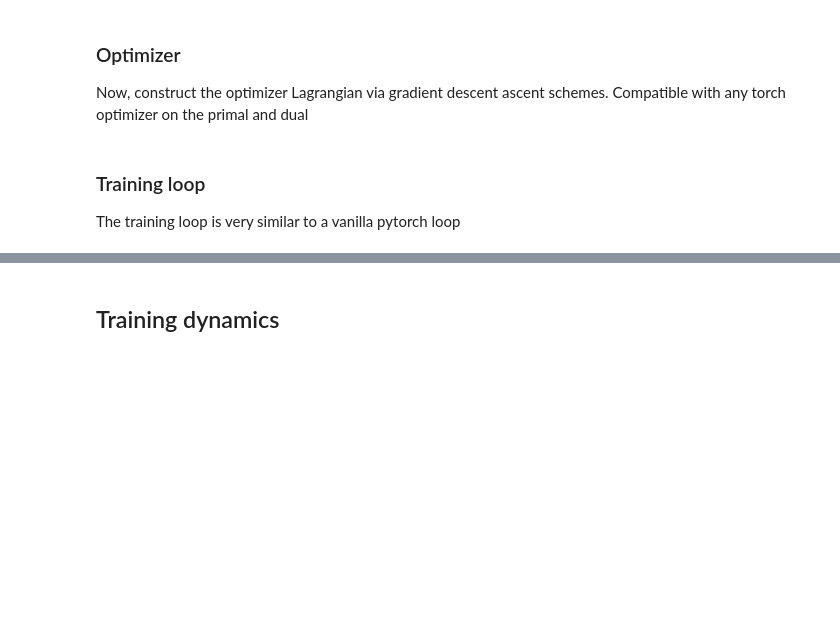
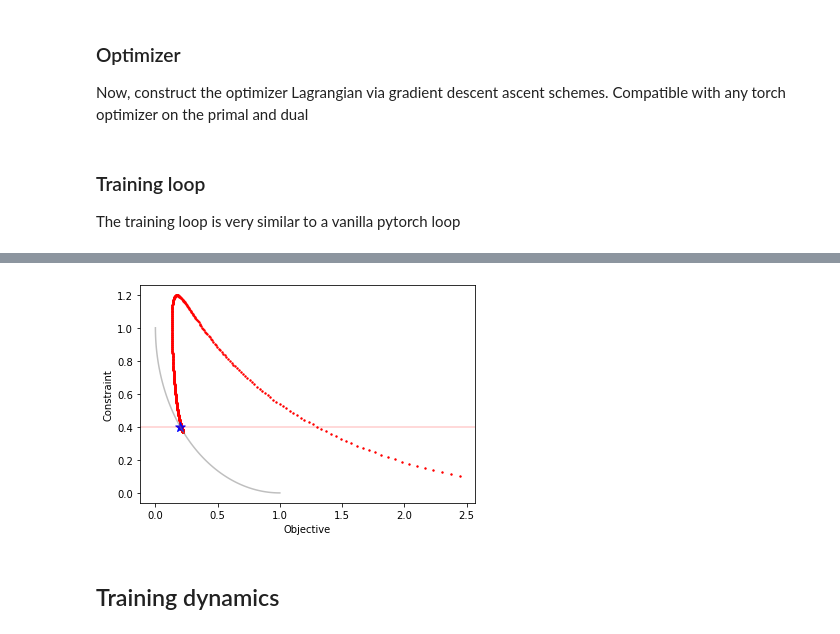
Before and after one commit to cooper-org/cooper, a Jupyter notebook: tutorials/toy2d.ipynb, the cells around one changed output, grey strips where cells are left out. Drawn from its saved outputs; the diff is of its cells as text; code cells hidden in the pictures; blank space fills up the shorter version.

```diff
--- a/tutorials/toy2d.ipynb
+++ b/tutorials/toy2d.ipynb
@@ -209,3 +237,19 @@ range(0, 1001)
+# %%
+# Theoretical boundary
+x_range = torch.tensor(np.linspace(0, np.pi/2, 100))
+y_range = torch.tensor(100*[0.])
+all_states = cmp.closure(torch.stack([x_range, y_range], axis=1))
+plt.plot(all_states.loss, EPSILON + all_states.ineq_defect.squeeze(), c='gray', alpha=0.5)
+
+# Achieved trajectory
+plt.scatter(loss_hist, EPSILON + defect_hist.squeeze(), s=2, c='red')
+plt.scatter(loss_hist[-1], EPSILON + defect_hist.squeeze()[-1], marker="*", s=100, c='blue')
+plt.axhline(EPSILON, c="r", alpha=0.2)
+plt.xlabel("Objective")
+plt.ylabel("Constraint")
+plt.show()
+# %% [output]
+[figure, added]
 # %% [markdown]
 ## Training dynamics
 # %% [markdown]
```
Also changed, not shown: parts of 16 cells of this notebook.
